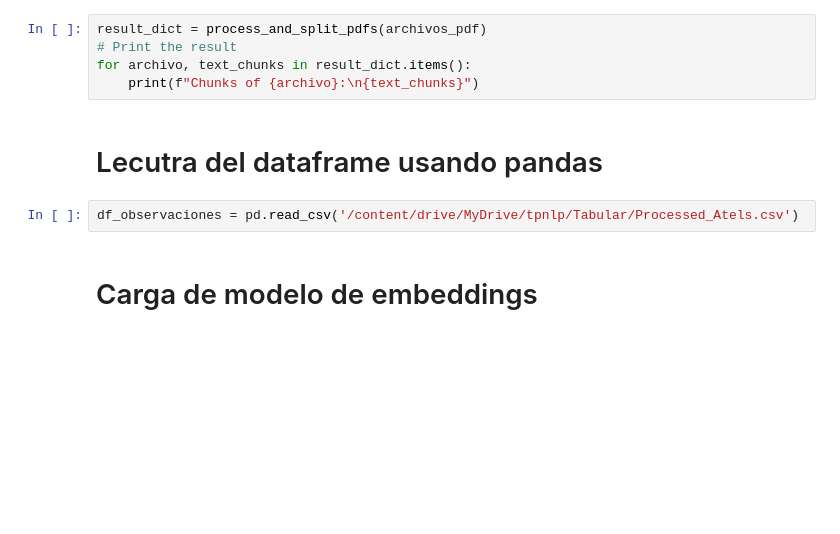
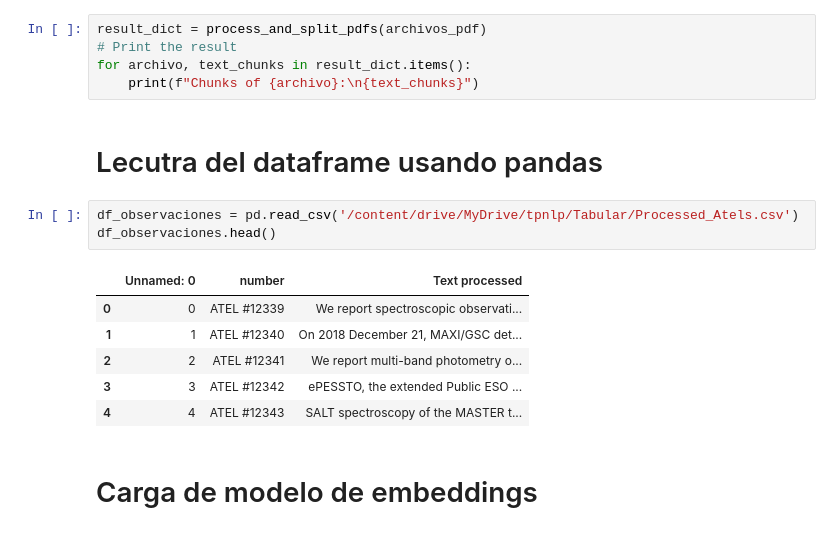
Before and after one commit to Nameless-86/final-nlp, a Jupyter notebook: tpfinalNLP.ipynb, the cells around one changed output. Cells and saved outputs as stored; diff of their text form; blank space fills up the shorter version.

```diff
--- a/tpfinalNLP.ipynb
+++ b/tpfinalNLP.ipynb
@@ -134,6 +134,14 @@ for archivo, text_chunks in result_dict.items():
 # Lecutra del dataframe usando pandas
 # %%
 df_observaciones = pd.read_csv('/content/drive/MyDrive/tpnlp/Tabular/Processed_Atels.csv')
+df_observaciones.head()
+# %% [output]
+|  | Unnamed: 0 | number | Text processed |
+| 0 | 0 | ATEL #12339 | We report spectroscopic observati... |
+| 1 | 1 | ATEL #12340 | On 2018 December 21, MAXI/GSC det... |
+| 2 | 2 | ATEL #12341 | We report multi-band photometry o... |
+| 3 | 3 | ATEL #12342 | ePESSTO, the extended Public ESO ... |
+| 4 | 4 | ATEL #12343 | SALT spectroscopy of the MASTER t... |
 # %% [markdown]
 # Carga de modelo de embeddings
 # %%
```
Also changed, not shown: parts of 15 cells of this notebook.
